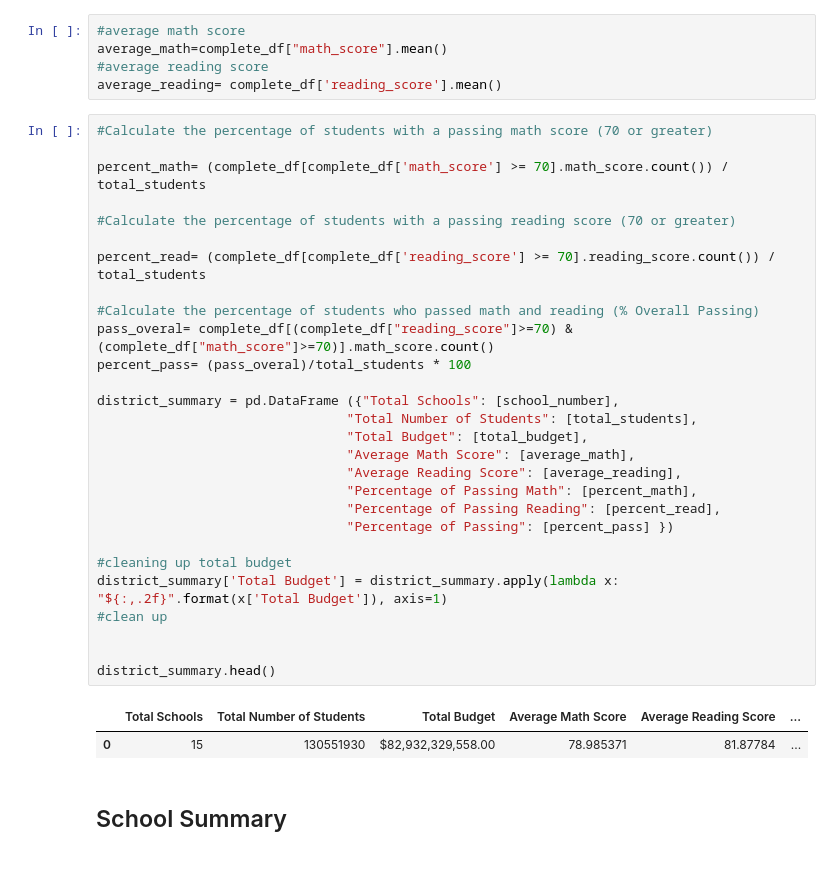
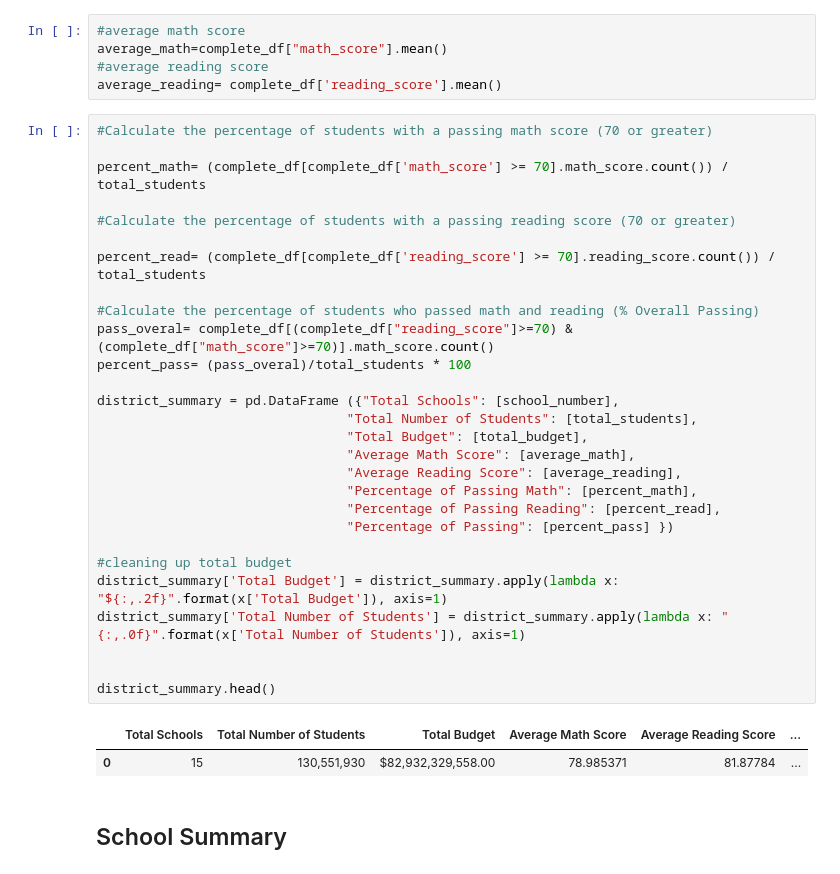
Before and after one commit to james0lee/Pandas-Challenge, a Jupyter notebook: Pandas-Challenge/PyCitySchools/PyCitySchools_starter.ipynb, the cells around one changed output. Drawn from its saved outputs; the diff is of its cells as text.

```diff
--- a/Pandas-Challenge/PyCitySchools/PyCitySchools_starter.ipynb
+++ b/Pandas-Challenge/PyCitySchools/PyCitySchools_starter.ipynb
@@ -58,34 +61,34 @@ average_reading= complete_df['reading_score'].mean()
 # %%
 #Calculate the percentage of students with a passing math score (70 or greater)
 
 percent_math= (complete_df[complete_df['math_score'] >= 70].math_score.count()) / total_students
 
 #Calculate the percentage of students with a passing reading score (70 or greater)
 
 percent_read= (complete_df[complete_df['reading_score'] >= 70].reading_score.count()) / total_students
 
 #Calculate the percentage of students who passed math and reading (% Overall Passing)
 pass_overal= complete_df[(complete_df["reading_score"]>=70) & (complete_df["math_score"]>=70)].math_score.count()
 percent_pass= (pass_overal)/total_students * 100
 
 district_summary = pd.DataFrame ({"Total Schools": [school_number],
                                 "Total Number of Students": [total_students],
                                 "Total Budget": [total_budget],
                                 "Average Math Score": [average_math],
                                 "Average Reading Score": [average_reading],
                                 "Percentage of Passing Math": [percent_math],
                                 "Percentage of Passing Reading": [percent_read],
                                 "Percentage of Passing": [percent_pass] })
 
 #cleaning up total budget
 district_summary['Total Budget'] = district_summary.apply(lambda x: "${:,.2f}".format(x['Total Budget']), axis=1)
-#clean up
+district_summary['Total Number of Students'] = district_summary.apply(lambda x: "{:,.0f}".format(x['Total Number of Students']), axis=1)
 
 
 district_summary.head()
 # %% [output]
 |  | Total Schools | Total Number of Students | Total Budget | Average Math Score | Average Reading Score | ... |
-| 0 | 15 | 130551930 | $82,932,329,558.00 | 78.985371 | 81.87784 | ... |
+| 0 | 15 | 130,551,930 | $82,932,329,558.00 | 78.985371 | 81.87784 | ... |
 # %% [markdown]
 ## School Summary
 # %% [markdown]
```
Also changed, not shown: parts of 16 cells of this notebook, 1 other file.
